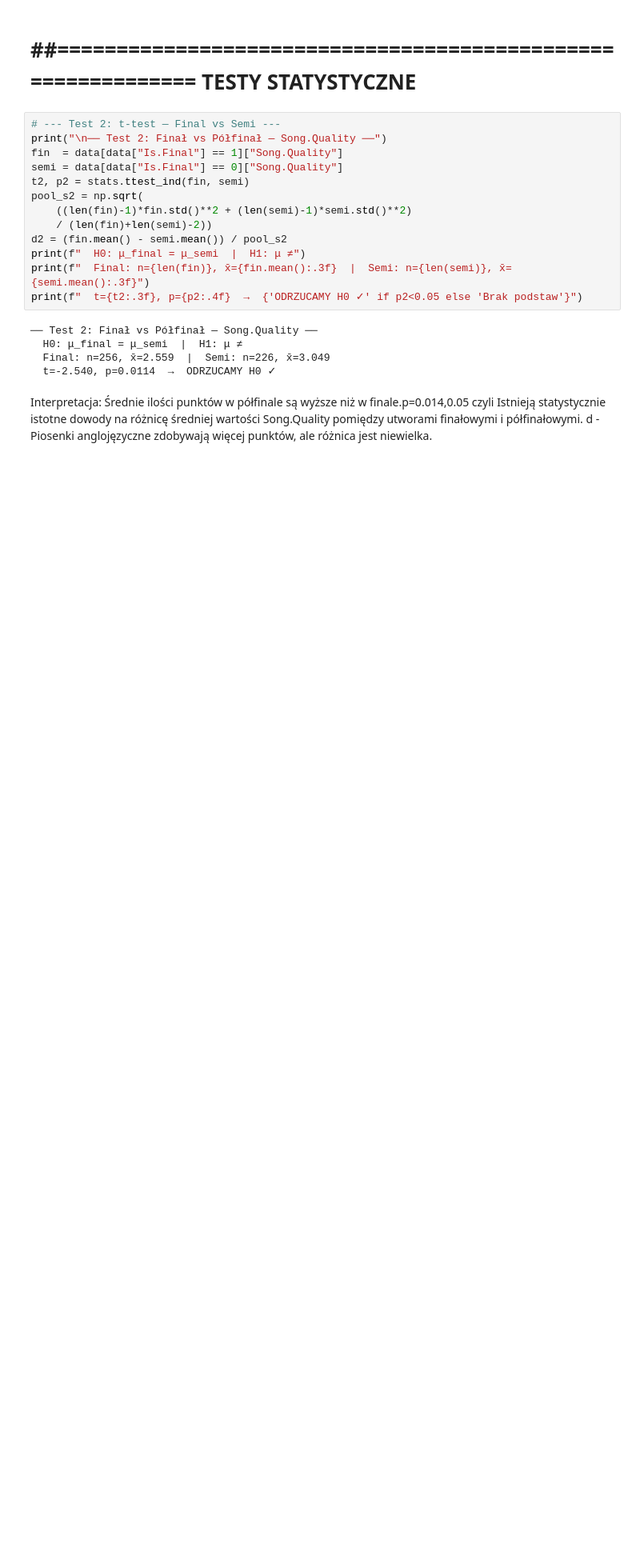
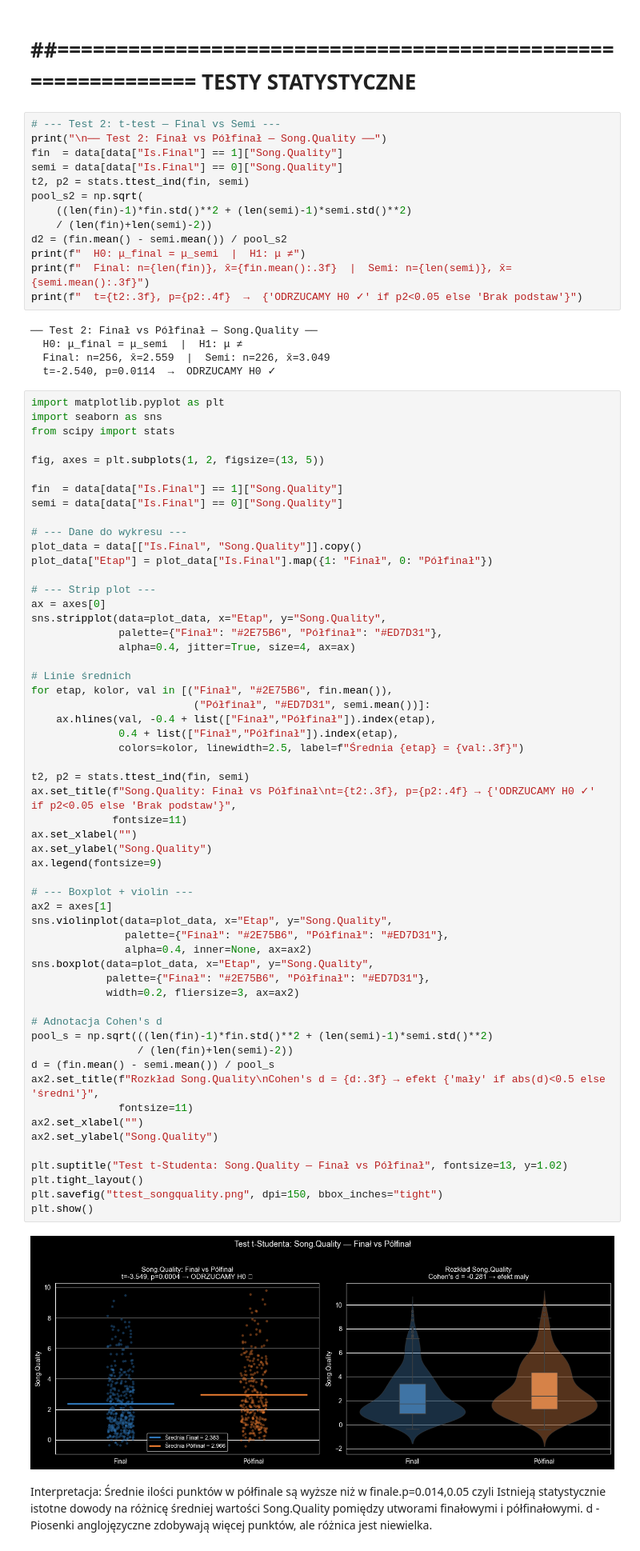
Before and after one commit to aniaaanne-coder/SAD-2026, a Jupyter notebook: SAD.ipynb, the cells around one changed output. Shown at 80% size. Cells and saved outputs as stored; diff of their text form; blank space fills up the shorter version.

```diff
--- a/SAD.ipynb
+++ b/SAD.ipynb
@@ -566,6 +614,64 @@ print(f"  t={t2:.3f}, p={p2:.4f}  →  {'ODRZUCAMY H0 ✓' if p2<0.05 else 'Brak
   H0: μ_final = μ_semi  |  H1: μ ≠
   Final: n=256, x̄=2.559  |  Semi: n=226, x̄=3.049
   t=-2.540, p=0.0114  →  ODRZUCAMY H0 ✓
+# %%
+import matplotlib.pyplot as plt
+import seaborn as sns
+from scipy import stats
+
+fig, axes = plt.subplots(1, 2, figsize=(13, 5))
+
+fin  = data[data["Is.Final"] == 1]["Song.Quality"]
+semi = data[data["Is.Final"] == 0]["Song.Quality"]
+
+# --- Dane do wykresu ---
+plot_data = data[["Is.Final", "Song.Quality"]].copy()
+plot_data["Etap"] = plot_data["Is.Final"].map({1: "Finał", 0: "Półfinał"})
+
+# --- Strip plot ---
+ax = axes[0]
+sns.stripplot(data=plot_data, x="Etap", y="Song.Quality",
+              palette={"Finał": "#2E75B6", "Półfinał": "#ED7D31"},
+              alpha=0.4, jitter=True, size=4, ax=ax)
+
+# Linie średnich
+for etap, kolor, val in [("Finał", "#2E75B6", fin.mean()),
+                          ("Półfinał", "#ED7D31", semi.mean())]:
+    ax.hlines(val, -0.4 + list(["Finał","Półfinał"]).index(etap),
+              0.4 + list(["Finał","Półfinał"]).index(etap),
+              colors=kolor, linewidth=2.5, label=f"Średnia {etap} = {val:.3f}")
+
+t2, p2 = stats.ttest_ind(fin, semi)
+ax.set_title(f"Song.Quality: Finał vs Półfinał\nt={t2:.3f}, p={p2:.4f} → {'ODRZUCAMY H0 ✓' if p2<0.05 else 'Brak podstaw'}",
+             fontsize=11)
+ax.set_xlabel("")
+ax.set_ylabel("Song.Quality")
+ax.legend(fontsize=9)
+
+# --- Boxplot + violin ---
+ax2 = axes[1]
+sns.violinplot(data=plot_data, x="Etap", y="Song.Quality",
+               palette={"Finał": "#2E75B6", "Półfinał": "#ED7D31"},
+               alpha=0.4, inner=None, ax=ax2)
+sns.boxplot(data=plot_data, x="Etap", y="Song.Quality",
+            palette={"Finał": "#2E75B6", "Półfinał": "#ED7D31"},
+            width=0.2, fliersize=3, ax=ax2)
+
+# Adnotacja Cohen's d
+pool_s = np.sqrt(((len(fin)-1)*fin.std()**2 + (len(semi)-1)*semi.std()**2)
+                 / (len(fin)+len(semi)-2))
+d = (fin.mean() - semi.mean()) / pool_s
+ax2.set_title(f"Rozkład Song.Quality\nCohen's d = {d:.3f} → efekt {'mały' if abs(d)<0.5 else 'średni'}",
+              fontsize=11)
+ax2.set_xlabel("")
+ax2.set_ylabel("Song.Quality")
+
+plt.suptitle("Test t-Studenta: Song.Quality — Finał vs Półfinał", fontsize=13, y=1.02)
+plt.tight_layout()
+plt.savefig("ttest_songquality.png", dpi=150, bbox_inches="tight")
+plt.show()
+# %% [output]
+[figure, added]
 # %% [markdown]
 Interpretacja: Średnie ilości punktów w półfinale są wyższe niż w finale.p=0.014,0.05 czyli Istnieją statystycznie istotne dowody na różnicę średniej wartości Song.Quality pomiędzy utworami finałowymi i półfinałowymi.
 d - Piosenki anglojęzyczne zdobywają więcej punktów, ale różnica jest niewielka.
```
Also changed, not shown: parts of 3 cells of this notebook, 3 other files.
